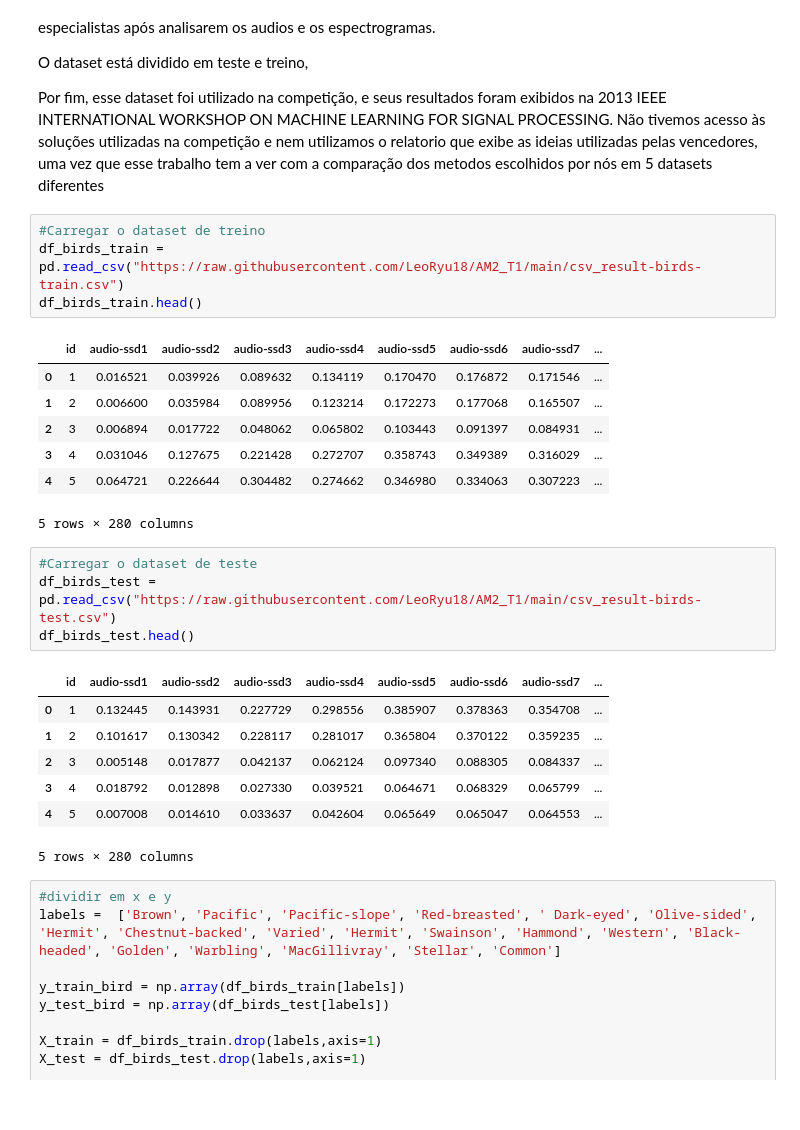
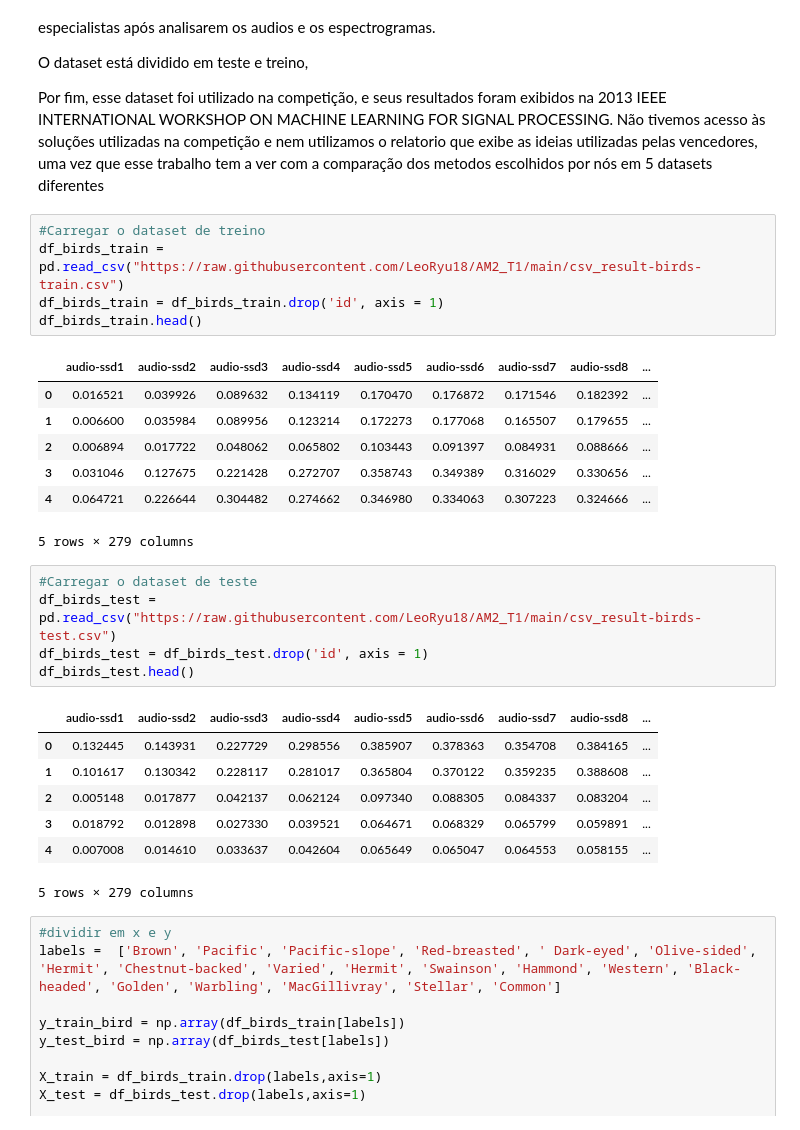
Before and after one commit to LeoRyu18/AM2_T1, a Jupyter notebook: AM2_T1.ipynb, the cells around one changed output. Cells and saved outputs as stored; diff of their text form.

```diff
--- a/AM2_T1.ipynb
+++ b/AM2_T1.ipynb
@@ -482,27 +474,29 @@ Revocação = 0.3125
 # %%
 #Carregar o dataset de treino
 df_birds_train = pd.read_csv("https://raw.githubusercontent.com/LeoRyu18/AM2_T1/main/csv_result-birds-train.csv")
+df_birds_train = df_birds_train.drop('id', axis = 1)
 df_birds_train.head()
 # %% [output]
-|  | id | audio-ssd1 | audio-ssd2 | audio-ssd3 | audio-ssd4 | audio-ssd5 | audio-ssd6 | audio-ssd7 | ... |
-| 0 | 1 | 0.016521 | 0.039926 | 0.089632 | 0.134119 | 0.170470 | 0.176872 | 0.171546 | ... |
-| 1 | 2 | 0.006600 | 0.035984 | 0.089956 | 0.123214 | 0.172273 | 0.177068 | 0.165507 | ... |
-| 2 | 3 | 0.006894 | 0.017722 | 0.048062 | 0.065802 | 0.103443 | 0.091397 | 0.084931 | ... |
-| 3 | 4 | 0.031046 | 0.127675 | 0.221428 | 0.272707 | 0.358743 | 0.349389 | 0.316029 | ... |
-| 4 | 5 | 0.064721 | 0.226644 | 0.304482 | 0.274662 | 0.346980 | 0.334063 | 0.307223 | ... |
+|  | audio-ssd1 | audio-ssd2 | audio-ssd3 | audio-ssd4 | audio-ssd5 | audio-ssd6 | audio-ssd7 | audio-ssd8 | ... |
+| 0 | 0.016521 | 0.039926 | 0.089632 | 0.134119 | 0.170470 | 0.176872 | 0.171546 | 0.182392 | ... |
+| 1 | 0.006600 | 0.035984 | 0.089956 | 0.123214 | 0.172273 | 0.177068 | 0.165507 | 0.179655 | ... |
+| 2 | 0.006894 | 0.017722 | 0.048062 | 0.065802 | 0.103443 | 0.091397 | 0.084931 | 0.088666 | ... |
+| 3 | 0.031046 | 0.127675 | 0.221428 | 0.272707 | 0.358743 | 0.349389 | 0.316029 | 0.330656 | ... |
+| 4 | 0.064721 | 0.226644 | 0.304482 | 0.274662 | 0.346980 | 0.334063 | 0.307223 | 0.324666 | ... |
-5 rows × 280 columns
+5 rows × 279 columns
 # %%
 #Carregar o dataset de teste
 df_birds_test = pd.read_csv("https://raw.githubusercontent.com/LeoRyu18/AM2_T1/main/csv_result-birds-test.csv")
+df_birds_test = df_birds_test.drop('id', axis = 1)
 df_birds_test.head()
 # %% [output]
-|  | id | audio-ssd1 | audio-ssd2 | audio-ssd3 | audio-ssd4 | audio-ssd5 | audio-ssd6 | audio-ssd7 | ... |
-| 0 | 1 | 0.132445 | 0.143931 | 0.227729 | 0.298556 | 0.385907 | 0.378363 | 0.354708 | ... |
-| 1 | 2 | 0.101617 | 0.130342 | 0.228117 | 0.281017 | 0.365804 | 0.370122 | 0.359235 | ... |
-| 2 | 3 | 0.005148 | 0.017877 | 0.042137 | 0.062124 | 0.097340 | 0.088305 | 0.084337 | ... |
-| 3 | 4 | 0.018792 | 0.012898 | 0.027330 | 0.039521 | 0.064671 | 0.068329 | 0.065799 | ... |
-| 4 | 5 | 0.007008 | 0.014610 | 0.033637 | 0.042604 | 0.065649 | 0.065047 | 0.064553 | ... |
+|  | audio-ssd1 | audio-ssd2 | audio-ssd3 | audio-ssd4 | audio-ssd5 | audio-ssd6 | audio-ssd7 | audio-ssd8 | ... |
+| 0 | 0.132445 | 0.143931 | 0.227729 | 0.298556 | 0.385907 | 0.378363 | 0.354708 | 0.384165 | ... |
+| 1 | 0.101617 | 0.130342 | 0.228117 | 0.281017 | 0.365804 | 0.370122 | 0.359235 | 0.388608 | ... |
+| 2 | 0.005148 | 0.017877 | 0.042137 | 0.062124 | 0.097340 | 0.088305 | 0.084337 | 0.083204 | ... |
+| 3 | 0.018792 | 0.012898 | 0.027330 | 0.039521 | 0.064671 | 0.068329 | 0.065799 | 0.059891 | ... |
+| 4 | 0.007008 | 0.014610 | 0.033637 | 0.042604 | 0.065649 | 0.065047 | 0.064553 | 0.058155 | ... |
-5 rows × 280 columns
+5 rows × 279 columns
 # %%
 #dividir em x e y
 labels =  ['Brown', 'Pacific', 'Pacific-slope', 'Red-breasted', ' Dark-eyed', 'Olive-sided', 'Hermit', 'Chestnut-backed', 'Varied', 'Hermit', 'Swainson', 'Hammond', 'Western', 'Black-headed', 'Golden', 'Warbling', 'MacGillivray', 'Stellar', 'Common']
```
Also changed, not shown: parts of 12 cells of this notebook.
